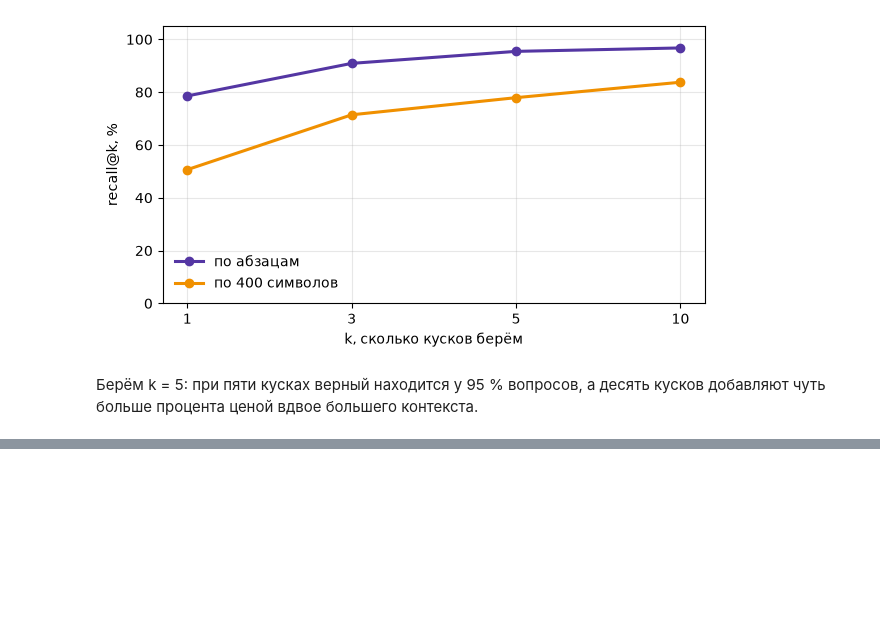
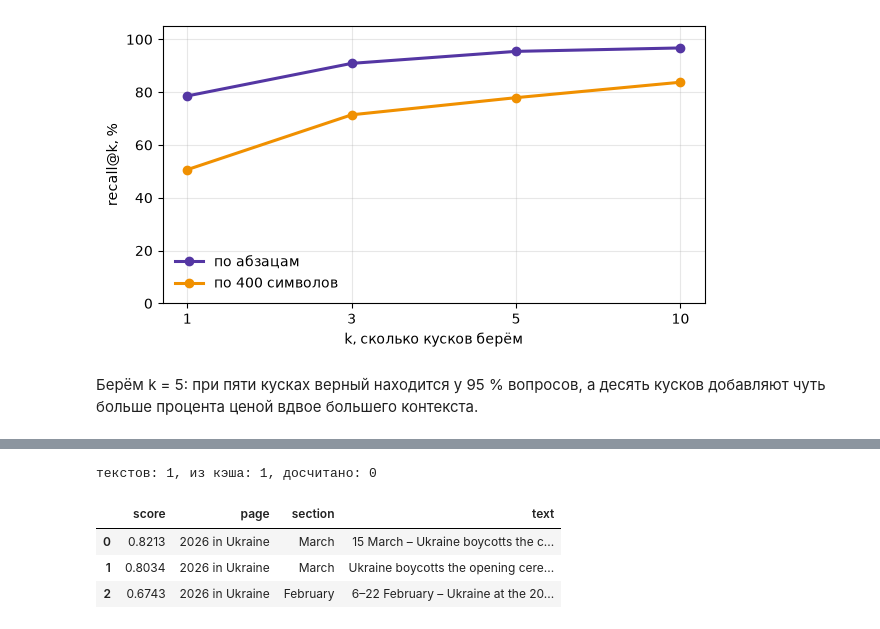
Before and after one commit to NorthMarshmallo/AI_Agent_events, a Jupyter notebook: notebooks/02_rag_memory.ipynb, the cells around one changed output, grey strips where cells are left out. Cells and saved outputs as stored; diff of their text form; code cells hidden in the pictures; blank space fills up the shorter version.

```diff
--- a/notebooks/02_rag_memory.ipynb
+++ b/notebooks/02_rag_memory.ipynb
@@ -358,0 +421,8 @@ pd.DataFrame(curves).round(2)
+# %%
+pd.DataFrame(search_milvus("lines", tasks[0]["question"], 3))[["score", "page", "section", "text"]]
+# %% [output]
+текстов: 1, из кэша: 1, досчитано: 0
+|  | score | page | section | text |
+| 0 | 0.8213 | 2026 in Ukraine | March | 15 March – Ukraine boycotts the c... |
+| 1 | 0.8034 | 2026 in Ukraine | March | Ukraine boycotts the opening cere... |
+| 2 | 0.6743 | 2026 in Ukraine | February | 6–22 February – Ukraine at the 20... |
```
Also changed, not shown: parts of 10 cells of this notebook, 1 other file.
